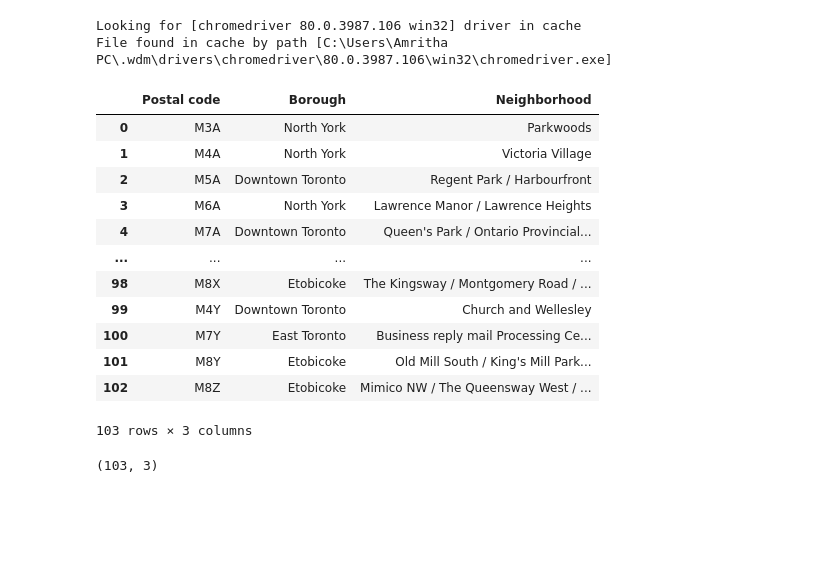
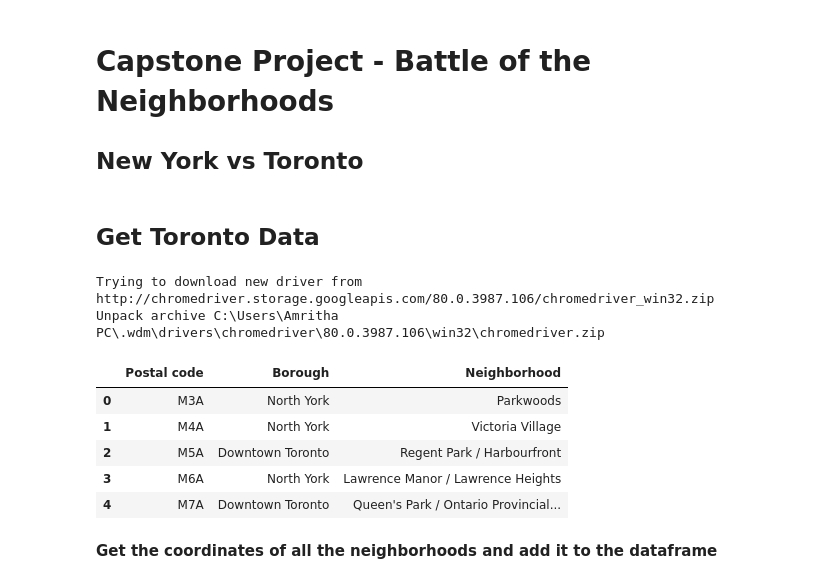
Before and after one commit to SparkyBoilermaker/Coursera_Capstone, a Jupyter notebook: Project.ipynb, the cells around one changed output. Saved outputs shown, nothing was run; the diff lists cells and outputs as text; code cells hidden in the pictures; blank space fills up the shorter version.

```diff
--- a/Project.ipynb
+++ b/Project.ipynb
@@ -4,20 +1,43 @@ This notebnook will be used for the capstone project
+# %% [markdown]
+# Capstone Project - Battle of the Neighborhoods
+## New York vs Toronto
 # %%
 import pandas as pd
+pd.set_option('display.max_columns', None)
+pd.set_option('display.max_rows', None)
+
 import numpy as np
 import matplotlib.pyplot as plt
+import matplotlib.cm as cm
+import matplotlib.colors as colors
 from bs4 import BeautifulSoup
 from selenium import webdriver
 from webdriver_manager.chrome import ChromeDriverManager
+import geocoder
+import folium
+import json
+from geopy.geocoders import Nominatim
+import requests
+import math
+import seaborn as sns
 
-driver = webdriver.Chrome(ChromeDriverManager().install())
+from sklearn.cluster import KMeans
+from sklearn import preprocessing
+
+import urllib.request
+
+%matplotlib inline
-# %% [output]
-Looking for [chromedriver 80.0.3987.106 win32] driver in cache
-File found in cache by path [C:\Users\Amritha PC\.wdm\drivers\chromedriver\80.0.3987.106\win32\chromedriver.exe]
+# %% [markdown]
+## Get Toronto Data
 # %%
-#driver = webdriver.Chrome(executable_path='C:/path/to/chromedriver.exe')
+driver = webdriver.Chrome(ChromeDriverManager().install())
 driver.get(url="https://en.wikipedia.org/wiki/List_of_postal_codes_of_Canada:_M")
 content = driver.page_source
 soup = BeautifulSoup(content)
+driver.close()
+# %% [output]
+Trying to download new driver from http://chromedriver.storage.googleapis.com/80.0.3987.106/chromedriver_win32.zip
+Unpack archive C:\Users\Amritha PC\.wdm\drivers\chromedriver\80.0.3987.106\win32\chromedriver.zip
 # %%
 # get contents of webpage
 table = soup.find('table')
@@ -38,25 +58,16 @@ for tr in table_rows:
 # %%
 # write into a df
 df = pd.DataFrame(columns=labels, data=np.array(data).reshape(len(data),-1))
 df = df[df['Borough'] != 'Not assigned']
 df = df.reset_index(drop=True)
 #df = df[df['Neighborhood'] != '']
-df
+df.head()
 # %% [output]
 |  | Postal code | Borough | Neighborhood |
 | 0 | M3A | North York | Parkwoods |
 | 1 | M4A | North York | Victoria Village |
 | 2 | M5A | Downtown Toronto | Regent Park / Harbourfront |
 | 3 | M6A | North York | Lawrence Manor / Lawrence Heights |
 | 4 | M7A | Downtown Toronto | Queen's Park / Ontario Provincial... |
-| ... | ... | ... | ... |
-| 98 | M8X | Etobicoke | The Kingsway / Montgomery Road / ... |
-| 99 | M4Y | Downtown Toronto | Church and Wellesley |
-| 100 | M7Y | East Toronto | Business reply mail Processing Ce... |
-| 101 | M8Y | Etobicoke | Old Mill South / King's Mill Park... |
-| 102 | M8Z | Etobicoke | Mimico NW / The Queensway West / ... |
-103 rows × 3 columns
-# %%
-df.shape
-# %% [output]
-(103, 3)
+# %% [markdown]
+**Get the coordinates of all the neighborhoods and add it to the dataframe**
```
Also changed, not shown: parts of 57 cells of this notebook, 5 other files.
